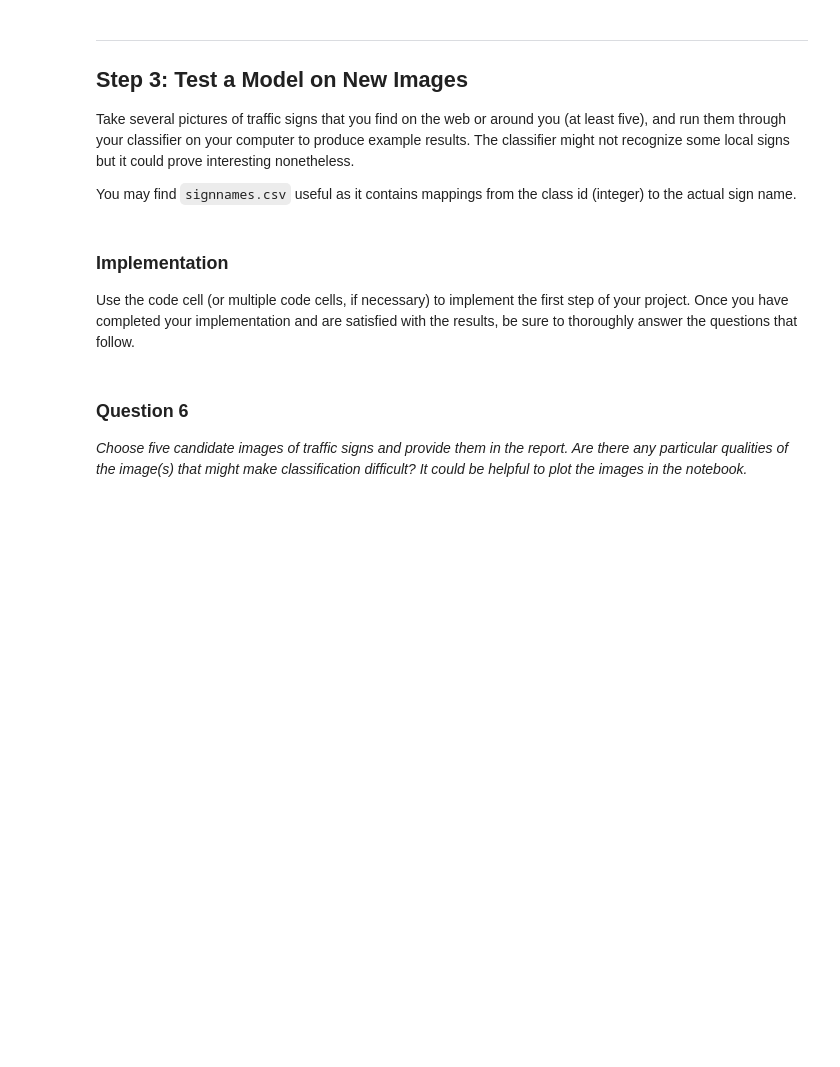
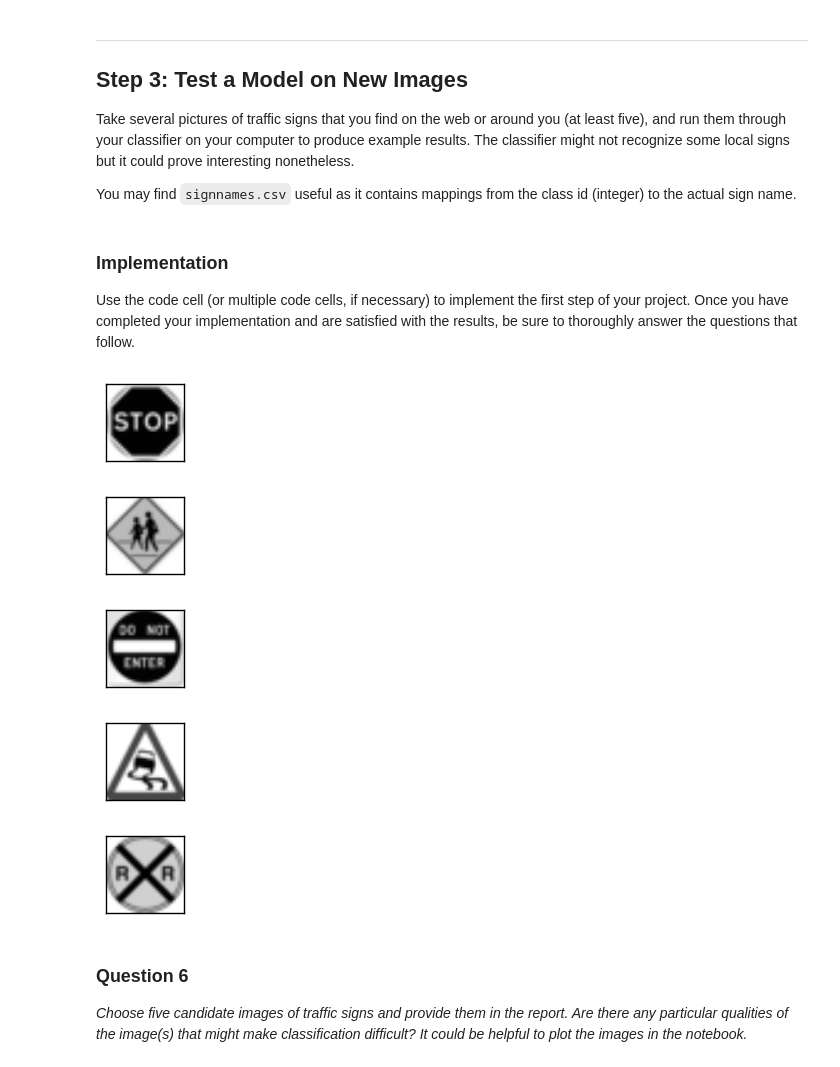
Before and after one commit to carltonwin8/CarND-Traffic-Sign-Classifier-Project, a Jupyter notebook: Traffic_Sign_Classifier.ipynb, the cells around one changed output. Saved outputs shown, nothing was run; the diff lists cells and outputs as text; code cells hidden in the pictures; blank space fills up the shorter version.

Commit message:
add code to load my traffic signs

```diff
--- a/Traffic_Sign_Classifier.ipynb
+++ b/Traffic_Sign_Classifier.ipynb
@@ -351,3 +347,32 @@ Use the code cell (or multiple code cells, if necessary) to implement the first
+# %%
+### Load the images and plot them here.
+### Feel free to use as many code cells as needed.
+import os
+import re
+from scipy import misc
+import matplotlib.pyplot as plt
+import numpy as np
+
+imageDir = 'images'
+images = np.array([]).reshape(0,32,32,1)
+files = [f for f in os.listdir(imageDir) if re.match(r'.*\.(jpg|png)', f)]
+for file in files:
+    img = misc.imread(os.path.join(imageDir, file),True)
+    img = misc.imresize(img,(32,32)).reshape(32,32,1)
+    images = np.vstack([images,[img]])
+
+for image in images:
+    plt.figure(figsize=(1,1))
+    plt.imshow(image.reshape(32,32),cmap='gray')
+    plt.xticks([])
+    plt.yticks([])
+    plt.show()
+# %% [output]
+[figure, added]
+[figure, added]
+[figure, added]
+[figure, added]
+[figure, added]
 # %% [markdown]
 ### Question 6
 
```
Also changed, not shown: parts of 6 cells of this notebook, 1 other file.
